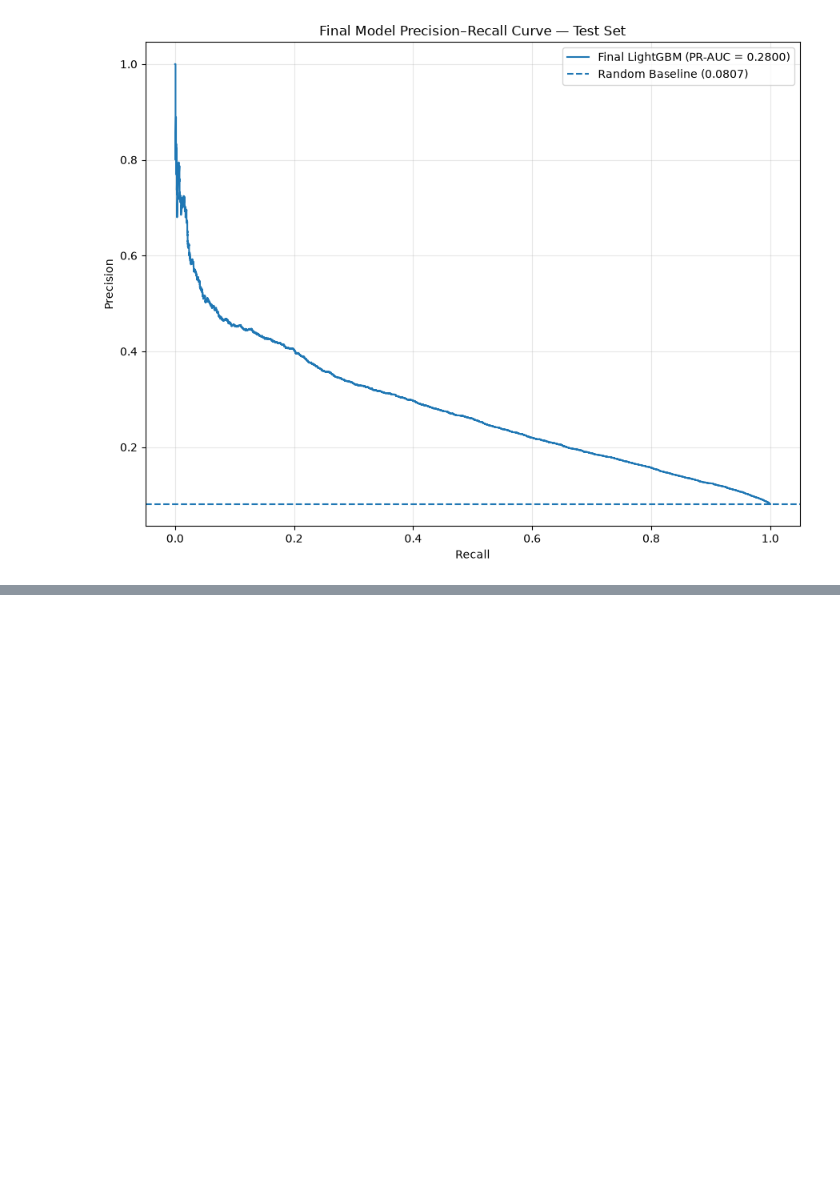
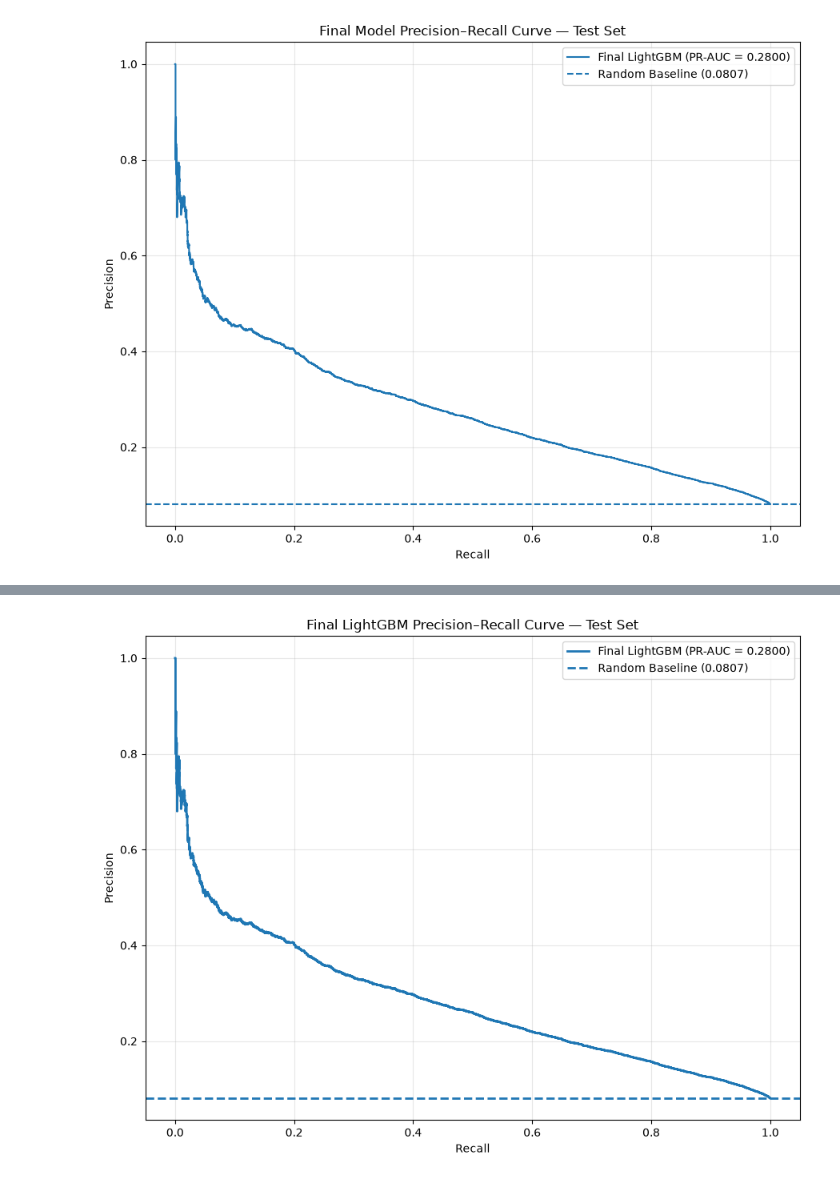
Before and after one commit to arnavanand2005/AI---Finance-Research-Project, a Jupyter notebook: notebooks/05_Model_Evaluation.ipynb, the cells around one changed output, grey strips where cells are left out. Cells and saved outputs as stored; diff of their text form; code cells hidden in the pictures; blank space fills up the shorter version.

```diff
--- a/notebooks/05_Model_Evaluation.ipynb
+++ b/notebooks/05_Model_Evaluation.ipynb
@@ -243,0 +281,34 @@ plt.show()
+# %%
+precision, recall, _ = precision_recall_curve(
+    y_test,
+    y_test_proba
+)
+
+baseline = y_test.mean()
+
+plt.figure(figsize=(9, 7))
+
+plt.plot(
+    recall,
+    precision,
+    linewidth=2,
+    label=f"Final LightGBM (PR-AUC = {test_pr_auc:.4f})"
+)
+
+plt.axhline(
+    baseline,
+    linestyle="--",
+    linewidth=2,
+    label=f"Random Baseline ({baseline:.4f})"
+)
+
+plt.xlabel("Recall")
+plt.ylabel("Precision")
+plt.title("Final LightGBM Precision–Recall Curve — Test Set")
+
+plt.legend()
+plt.grid(alpha=0.3)
+plt.tight_layout()
+plt.show()
+# %% [output]
+[figure, added]
```
Also changed, not shown: parts of 8 cells of this notebook, 5 other files.
